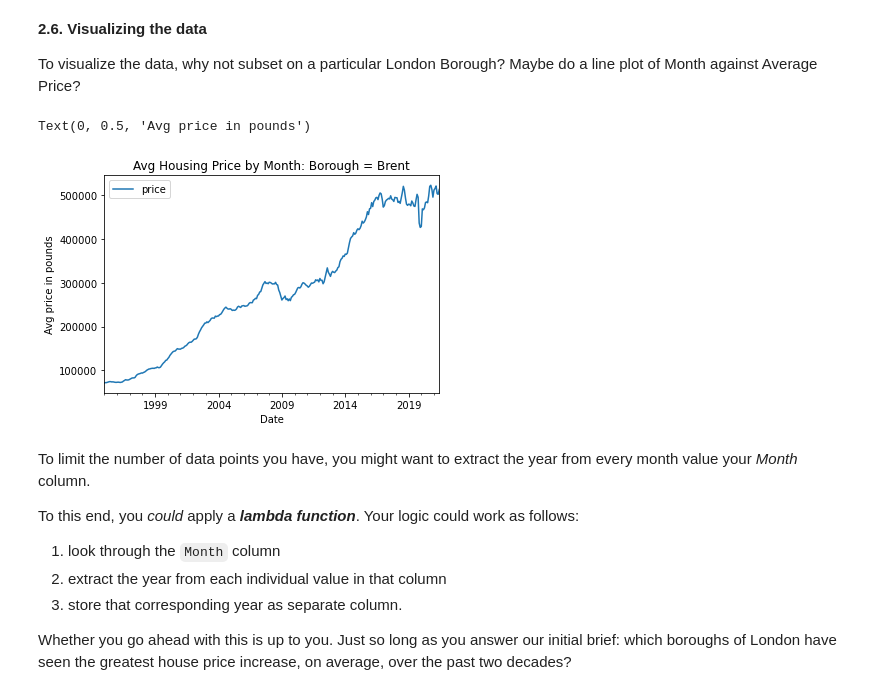
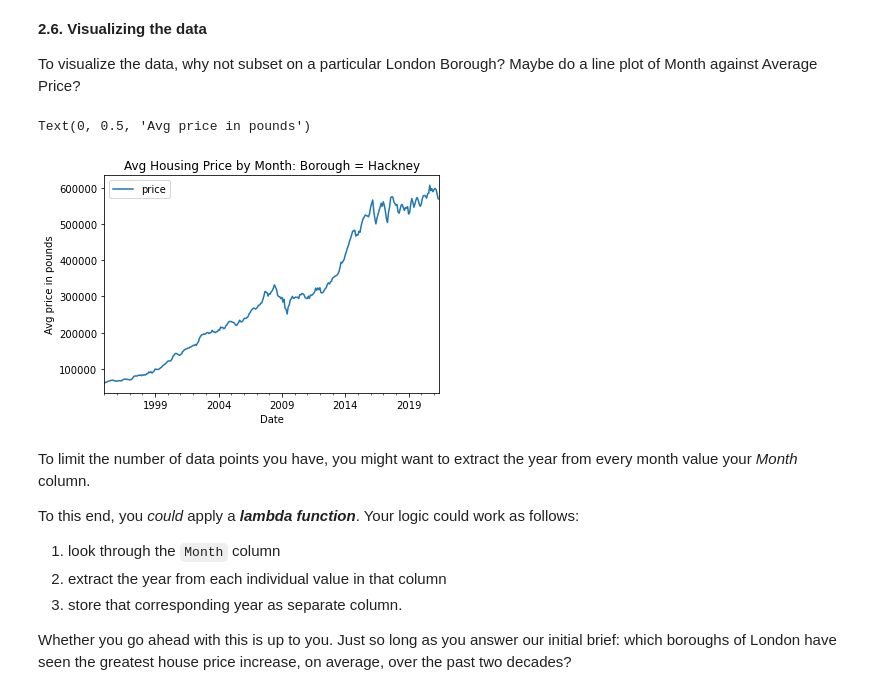
Before and after one commit to ashtonbt1/springboard, a Jupyter notebook: u04londoncs/Unit 4 Challenge - Tier 3.ipynb, the cells around one changed output. Saved outputs shown, nothing was run; the diff lists cells and outputs as text; code cells hidden in the pictures.

```diff
--- a/u04londoncs/Unit 4 Challenge - Tier 3.ipynb
+++ b/u04londoncs/Unit 4 Challenge - Tier 3.ipynb
@@ -202,13 +202,13 @@ Remember what Wes McKinney said about tidy data?
 
 You might need to **melt** your DataFrame here.
 # %%
-props_melt_df = pd.melt(props_df, id_vars=['borough', 'b_id'],
+p_df = pd.melt(props_df, id_vars=['borough', 'b_id'],
                         value_vars=props_df.columns.values[2:],
                         var_name='date', value_name='price')
-display(props_melt_df.head())
-display(props_melt_df.shape)
-display(props_melt_df.describe())
-display(props_melt_df.info())
+display(p_df.head())
+display(p_df.shape)
+display(p_df.describe())
+display(p_df.info())
 # %% [output]
 |  | borough | b_id | date | price |
 | 0 | City of London | E09000001 | 1995-01-01 00:00:00 | 91448.98487 |
@@ -237,14 +237,14 @@ None
 # %% [markdown]
 Remember to make sure your column data types are all correct. Average prices, for example, should be floating point numbers...
 # %%
-props_melt_df = (props_melt_df
-    .assign(date=pd.to_datetime(props_melt_df['date']))
-    .assign(price=props_melt_df['price'].astype(float))
+p_df = (p_df
+    .assign(date=pd.to_datetime(p_df['date']))
+    .assign(price=p_df['price'].astype(float))
 )
-display(props_melt_df.head())
-display(props_melt_df.shape)
-display(props_melt_df.describe())
-display(props_melt_df.info())
+display(p_df.head())
+display(p_df.shape)
+display(p_df.describe())
+display(p_df.info())
 # %% [output]
 |  | borough | b_id | date | price |
 | 0 | City of London | E09000001 | 1995-01-01 | 91448.98487 |
@@ -296,13 +296,13 @@ borough_list = ['Camden', 'Greenwich', 'Hackney', 'Hammersmith & Fulham', 'Islin
                 'Richmond upon Thames', 'Sutton', 'Waltham Forest']
 display(len(borough_list))
 display('List of boroughs prior to cleaning')
-display(props_melt_df['borough'].unique())
+display(p_df['borough'].unique())
 
-props_melt_df = (props_melt_df
-    .loc[props_melt_df['borough'].isin(borough_list)]
+p_df = (p_df
+    .loc[p_df['borough'].isin(borough_list)]
 )
 display('List of boroughs after cleaning')
-display(props_melt_df['borough'].unique())
+display(p_df['borough'].unique())
 # %% [output]
 32
 'List of boroughs prior to cleaning'
@@ -332,17 +332,17 @@ array(['Barking & Dagenham', 'Barnet', 'Bexley', 'Brent', 'Bromley',
 
 To visualize the data, why not subset on a particular London Borough? Maybe do a line plot of Month against Average Price?
 # %%
-plot_borough = 'Brent'
-(props_melt_df
-    .loc[props_melt_df['borough'] == plot_borough, :]
+plot_borough = 'Hackney'
+(p_df
+    .loc[p_df['borough'] == plot_borough, :]
     .plot(x='date', y='price')
 )
 plt.title(f"Avg Housing Price by Month: Borough = {plot_borough}")
 plt.xlabel("Date")
 plt.ylabel("Avg price in pounds")
 # %% [output]
 Text(0, 0.5, 'Avg price in pounds')
-[figure, old version]
+[figure, new version]
 # %% [markdown]
 To limit the number of data points you have, you might want to extract the year from every month value your *Month* column.
 
```
Also changed, not shown: parts of 2 cells of this notebook.
